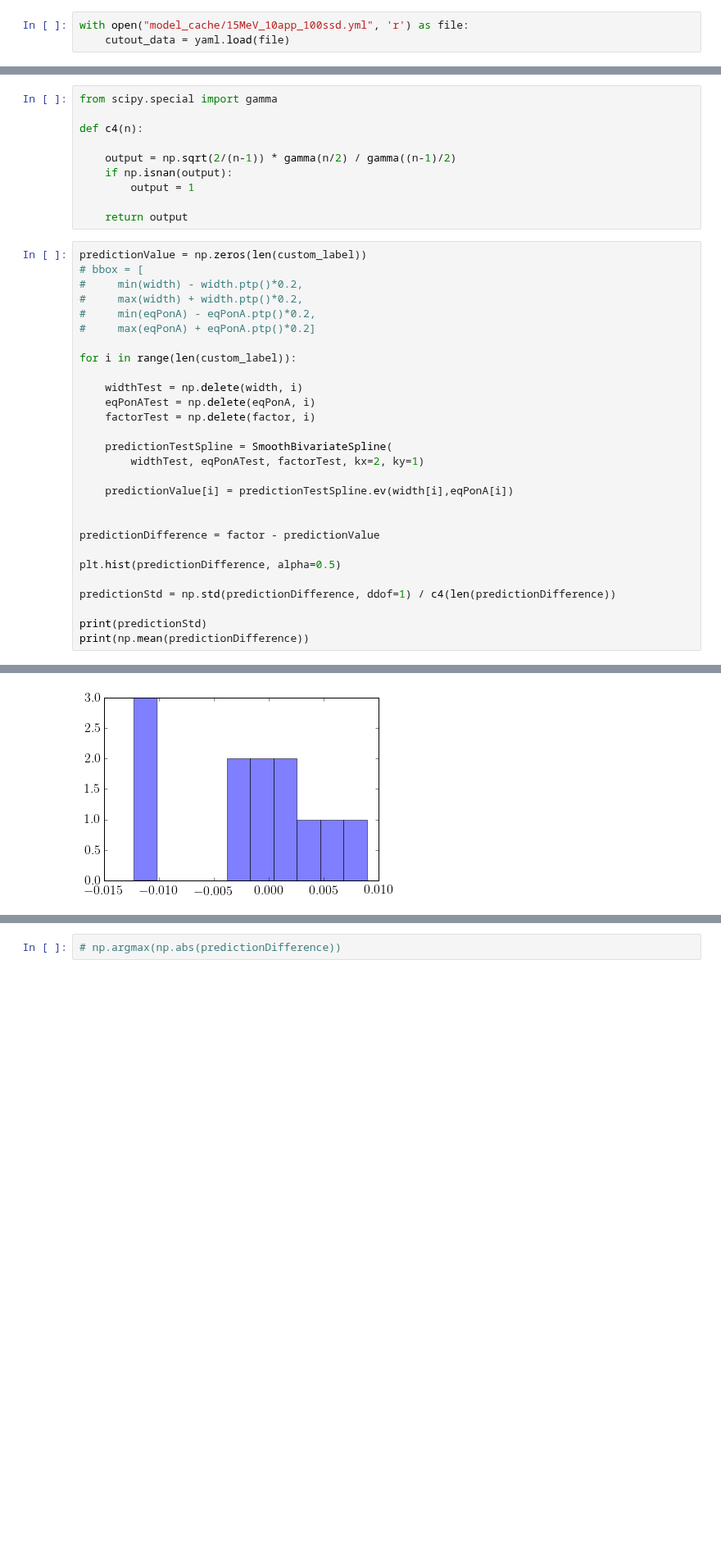
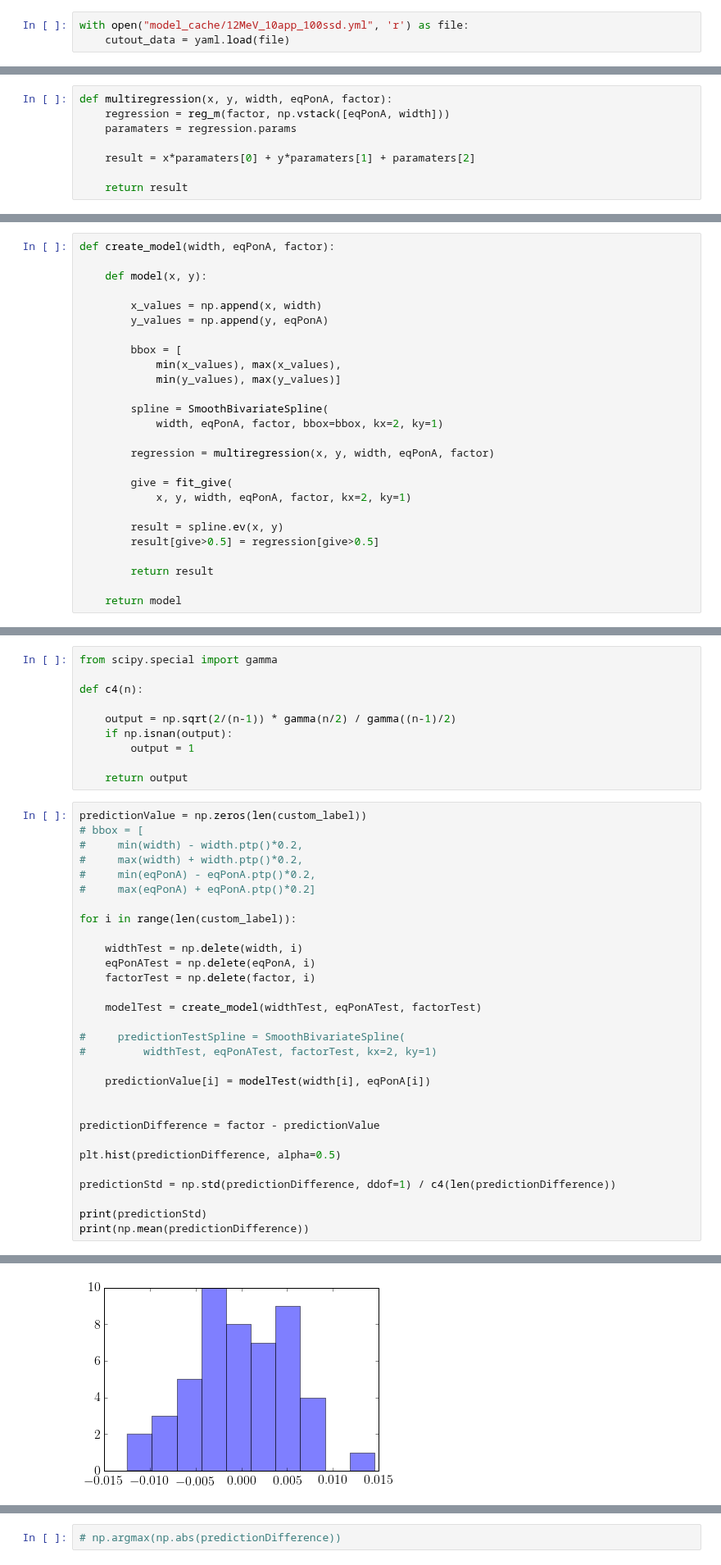
Before and after one commit to SimonBiggs/electronfactors, a Jupyter notebook: examples/Model with uncertainty.ipynb, the cells around one changed output, grey strips where cells are left out. Shown at 82% size. Drawn from its saved outputs; the diff is of its cells as text; blank space fills up the shorter version.

```diff
--- a/examples/Model with uncertainty.ipynb
+++ b/examples/Model with uncertainty.ipynb
@@ -28,7 +26,7 @@ rc('font',**{'family':'serif',
              'size':'16'})
 rc('text', usetex=True)
 # %%
-with open("model_cache/15MeV_10app_100ssd.yml", 'r') as file:
+with open("model_cache/12MeV_10app_100ssd.yml", 'r') as file:
     cutout_data = yaml.load(file)
 # %%
 label = np.array([key for key in cutout_data])
@@ -70,3 +68,11 @@ plt.scatter(width, eqPonA)
 # bbox=[min(width),max(width), min(eqPonA),max(eqPonA)]
 
 spline = SmoothBivariateSpline(width,eqPonA,factor,kx=2,ky=1)
+# %%
+def multiregression(x, y, width, eqPonA, factor):
+    regression = reg_m(factor, np.vstack([eqPonA, width]))
+    paramaters = regression.params
+
+    result = x*paramaters[0] + y*paramaters[1] + paramaters[2]
+
+    return result
@@ -72,0 +81,26 @@ spline = SmoothBivariateSpline(width,eqPonA,factor,kx=2,ky=1)
+# %%
+def create_model(width, eqPonA, factor):
+
+    def model(x, y):
+
+        x_values = np.append(x, width)
+        y_values = np.append(y, eqPonA)
+
+        bbox = [
+            min(x_values), max(x_values),
+            min(y_values), max(y_values)]
+
+        spline = SmoothBivariateSpline(
+            width, eqPonA, factor, bbox=bbox, kx=2, ky=1)
+
+        regression = multiregression(x, y, width, eqPonA, factor)
+
+        give = fit_give(
+            x, y, width, eqPonA, factor, kx=2, ky=1)
+
+        result = spline.ev(x, y)
+        result[give>0.5] = regression[give>0.5]
+
+        return result
+
+    return model
@@ -192,10 +266,12 @@ for i in range(len(custom_label)):
     eqPonATest = np.delete(eqPonA, i)
     factorTest = np.delete(factor, i)
 
-    predictionTestSpline = SmoothBivariateSpline(
-        widthTest, eqPonATest, factorTest, kx=2, ky=1)
+    modelTest = create_model(widthTest, eqPonATest, factorTest)
 
-    predictionValue[i] = predictionTestSpline.ev(width[i],eqPonA[i])
+#     predictionTestSpline = SmoothBivariateSpline(
+#         widthTest, eqPonATest, factorTest, kx=2, ky=1)
+
+    predictionValue[i] = modelTest(width[i], eqPonA[i])
 
 
 predictionDifference = factor - predictionValue
@@ -212,4 +288,4 @@ print(np.mean(predictionDifference))
-[figure, old version]
+[figure, new version]
 # %%
 # predictionValue = np.zeros(len(custom_label))
 # give = np.zeros(len(custom_label))
```
Also changed, not shown: parts of 23 cells of this notebook.
